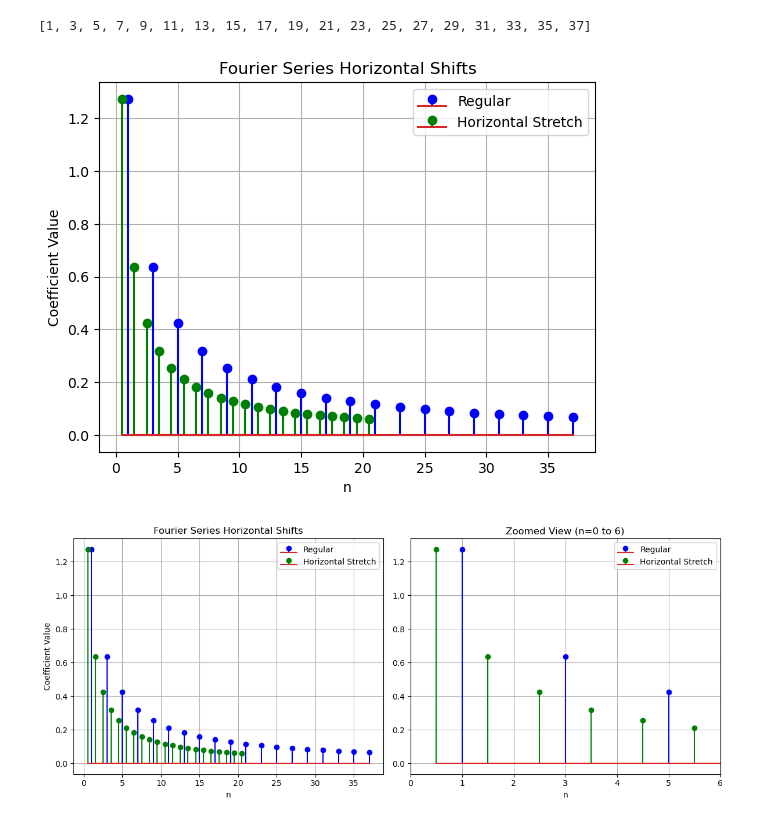
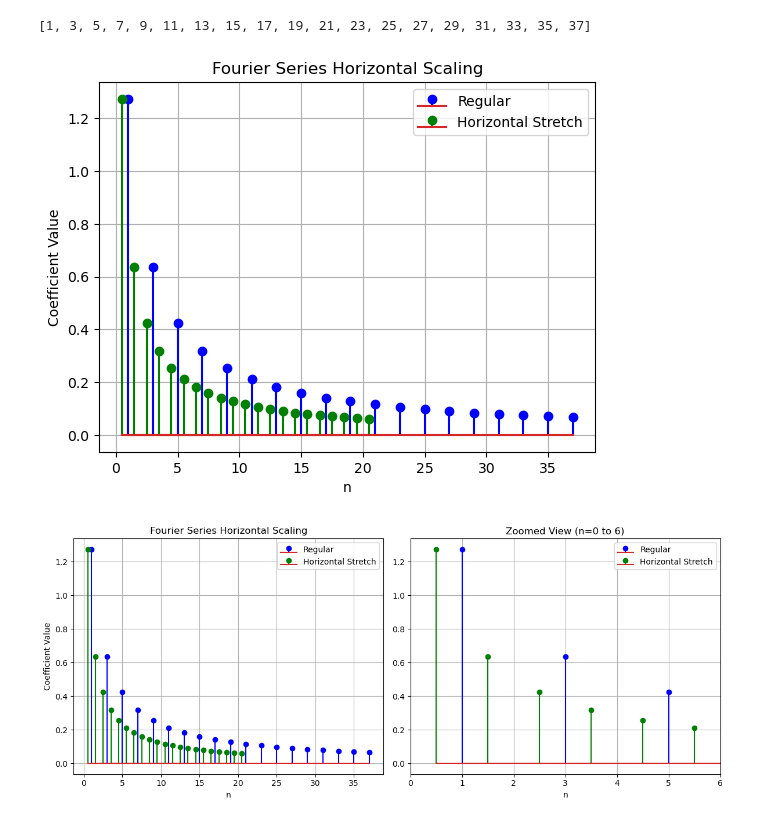
Before and after one commit to Shruti-Karandikar/fourier, a Jupyter notebook: fourier_series_expts.ipynb, the cells around one changed output. Drawn from its saved outputs; the diff is of its cells as text; code cells hidden in the pictures.

Commit message:
plot titles changed

```diff
--- a/fourier_series_expts.ipynb
+++ b/fourier_series_expts.ipynb
@@ -281,24 +281,24 @@ print(x_index)
 # %%
 bn_regular = [(4/(n*np.pi))for n in range(1, 20)]
 bn_hshift = [(-4/(n*np.pi))for n in range(1, 20)]
 bn_hstretch = [(4/(n*np.pi))for n in range(1, 22)]
 bn_compressed = [(4/(n*np.pi)) for n in range(1, 22)]
 
 
 plt.stem(x_index, bn_regular, linefmt='b-', markerfmt='bo', label='Regular')
 #plt.stem(bn_hshift, linefmt='r-', markerfmt='ro', label='Horizontal Shift')
 plt.stem(x_values, bn_hstretch, linefmt='g-', markerfmt='go', label='Horizontal Stretch')
 #plt.stem(x_values_compressed, bn_compressed, linefmt='m-', markerfmt='mo', label='Compressed')
 
 plt.legend()
 plt.xlabel('n')
 plt.ylabel('Coefficient Value')
-plt.title('Fourier Series Horizontal Shifts')
+plt.title('Fourier Series Horizontal Scaling')
 plt.grid(True)
-plt.savefig("horizontal_stem_stretch.jpg")
+#plt.savefig("horizontal_stem_stretch.jpg")
 plt.show()
 # %% [output]
-[figure, old version]
+[figure, new version]
 # %%
 import numpy as np
 import matplotlib.pyplot as plt
```
Also changed, not shown: parts of 2 cells of this notebook.
